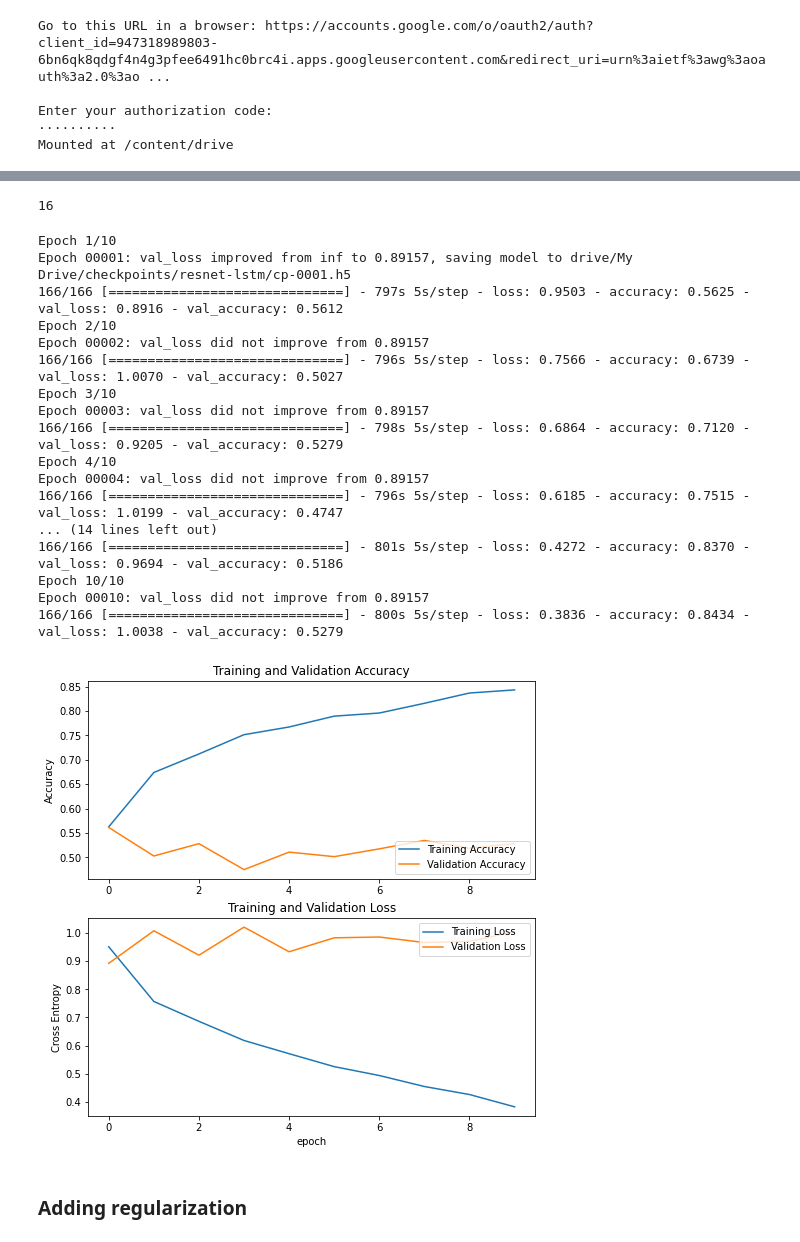
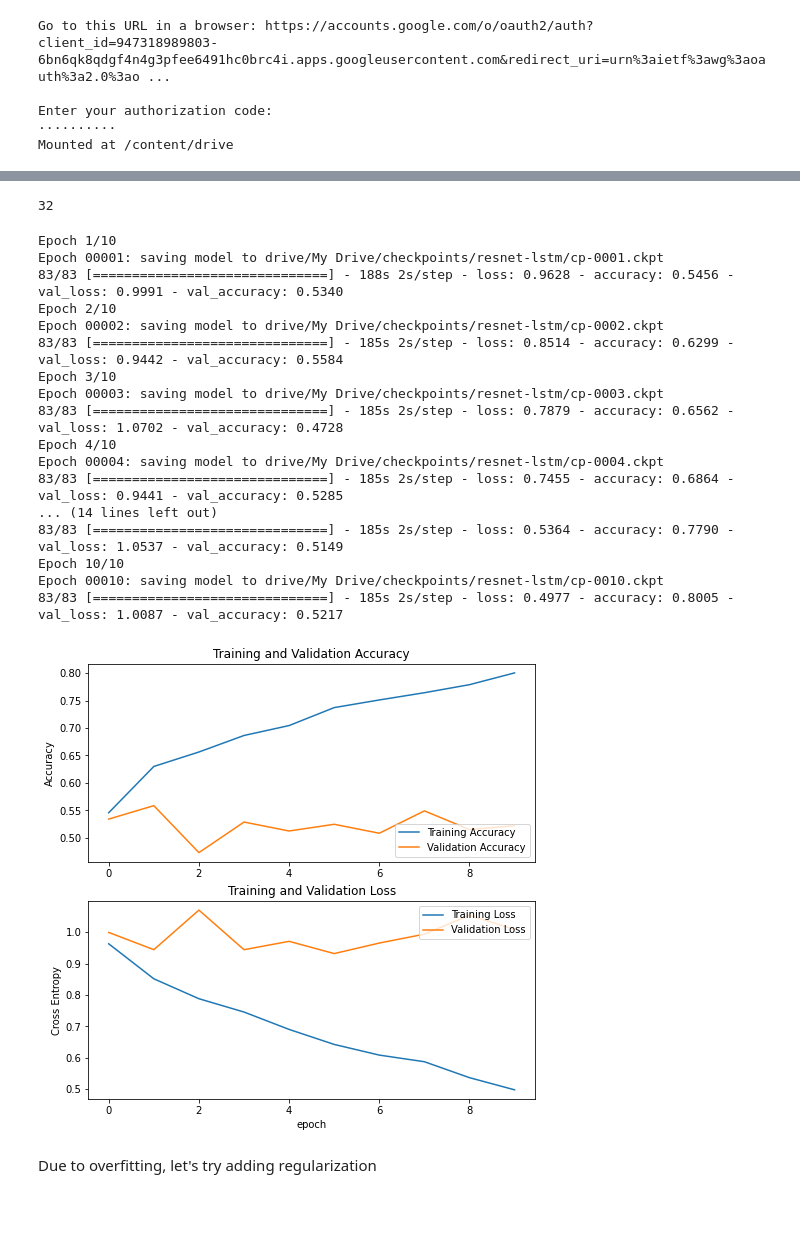
Before and after one commit to fusical/emotiw, a Jupyter notebook: notebooks/scene/1.0-tj-resnet-lstm.ipynb, the cells around one changed output, grey strips where cells are left out. Drawn from its saved outputs; the diff is of its cells as text; code cells hidden in the pictures; blank space fills up the shorter version.

```diff
--- a/notebooks/scene/1.0-tj-resnet-lstm.ipynb
+++ b/notebooks/scene/1.0-tj-resnet-lstm.ipynb
@@ -112,9 +119,9 @@ class DataGenerator(tf.keras.utils.Sequence):
 
             for k in video_map.keys():
                 # make sure the frames for each video are in sorted order
-                video_map[k] = sorted(video_map[k], key=lambda x: x.split(".mp4_")[0] + x.split(".mp4_")[1].split(".jpg")[0].zfill(3))
-                if min_frames == -1 or len(video_map[k]) < min_frames:
-                    min_frames = len(video_map[k])
+                video_map[vid_name] = sorted(video_map[vid_name])
+                if min_frames == -1 or len(video_map[vid_name]) < min_frames:
+                    min_frames = len(video_map[vid_name])
 
         return list(video_map.keys()), video_map, vid_to_cat, len(vid_to_cat), min_frames
 
@@ -172,7 +179,7 @@ class DataGenerator(tf.keras.utils.Sequence):
 IMG_WIDTH = 480
 IMG_HEIGHT = 320
 FRAMES = 12
-BATCH_SIZE = 16
+BATCH_SIZE = 32
 BASE_NAME = "resnet50"
 MODEL_NAME = "resnet-lstm"
 # %%
@@ -287,61 +384,64 @@ loss0, accuracy0 = model.evaluate(validation_generator, steps = 3)
 # %%
 validation_generator.batch_size
 # %% [output]
-16
+32
+# %%
+import pickle
+history = model.fit(
+          train_generator,
+          epochs=initial_epochs,
+          callbacks=[cp_callback],
+          validation_data=validation_generator
+)
+
+with open(f"drive/My Drive/checkpoints/{MODEL_NAME}/history.pkl", 'wb') as handle:
+    pickle.dump(history.history, handle)
+# %% [output]
+Epoch 1/10
+Epoch 00001: saving model to drive/My Drive/checkpoints/resnet-lstm/cp-0001.ckpt
+83/83 [==============================] - 188s 2s/step - loss: 0.9628 - accuracy: 0.5456 - val_loss: 0.9991 - val_accuracy: 0.5340
+Epoch 2/10
+Epoch 00002: saving model to drive/My Drive/checkpoints/resnet-lstm/cp-0002.ckpt
+83/83 [==============================] - 185s 2s/step - loss: 0.8514 - accuracy: 0.6299 - val_loss: 0.9442 - val_accuracy: 0.5584
+Epoch 3/10
+Epoch 00003: saving model to drive/My Drive/checkpoints/resnet-lstm/cp-0003.ckpt
+83/83 [==============================] - 185s 2s/step - loss: 0.7879 - accuracy: 0.6562 - val_loss: 1.0702 - val_accuracy: 0.4728
+Epoch 4/10
+Epoch 00004: saving model to drive/My Drive/checkpoints/resnet-lstm/cp-0004.ckpt
+83/83 [==============================] - 185s 2s/step - loss: 0.7455 - accuracy: 0.6864 - val_loss: 0.9441 - val_accuracy: 0.5285
+... (14 lines left out)
+83/83 [==============================] - 185s 2s/step - loss: 0.5364 - accuracy: 0.7790 - val_loss: 1.0537 - val_accuracy: 0.5149
+Epoch 10/10
+Epoch 00010: saving model to drive/My Drive/checkpoints/resnet-lstm/cp-0010.ckpt
+83/83 [==============================] - 185s 2s/step - loss: 0.4977 - accuracy: 0.8005 - val_loss: 1.0087 - val_accuracy: 0.5217
 # %%
-import pickle
-history = model.fit(
-          train_generator,
-          epochs=initial_epochs,
-          callbacks=[cp_callback],
-          validation_data=validation_generator
-)
-
 acc = history.history['accuracy']
 val_acc = history.history['val_accuracy']
 
 loss = history.history['loss']
 val_loss = history.history['val_loss']
 
 
 plt.figure(figsize=(8, 8))
 plt.subplot(2, 1, 1)
 plt.plot(acc, label='Training Accuracy')
 plt.plot(val_acc, label='Validation Accuracy')
 plt.legend(loc='lower right')
 plt.ylabel('Accuracy')
 plt.title('Training and Validation Accuracy')
 
 plt.subplot(2, 1, 2)
 plt.plot(loss, label='Training Loss')
 plt.plot(val_loss, label='Validation Loss')
 plt.legend(loc='upper right')
 plt.ylabel('Cross Entropy')
 plt.title('Training and Validation Loss')
 plt.xlabel('epoch')
 plt.show()
 
-with open(f"drive/My Drive/checkpoints/{MODEL_NAME}/history.pkl", 'wb') as handle:
-    pickle.dump(history.history, handle)
+model.save(f"drive/My Drive/checkpoints/{MODEL_NAME}/m1.h5")
 # %% [output]
-Epoch 1/10
-Epoch 00001: val_loss improved from inf to 0.89157, saving model to drive/My Drive/checkpoints/resnet-lstm/cp-0001.h5
-166/166 [==============================] - 797s 5s/step - loss: 0.9503 - accuracy: 0.5625 - val_loss: 0.8916 - val_accuracy: 0.5612
-Epoch 2/10
-Epoch 00002: val_loss did not improve from 0.89157
-166/166 [==============================] - 796s 5s/step - loss: 0.7566 - accuracy: 0.6739 - val_loss: 1.0070 - val_accuracy: 0.5027
-Epoch 3/10
-Epoch 00003: val_loss did not improve from 0.89157
-166/166 [==============================] - 798s 5s/step - loss: 0.6864 - accuracy: 0.7120 - val_loss: 0.9205 - val_accuracy: 0.5279
-Epoch 4/10
-Epoch 00004: val_loss did not improve from 0.89157
-166/166 [==============================] - 796s 5s/step - loss: 0.6185 - accuracy: 0.7515 - val_loss: 1.0199 - val_accuracy: 0.4747
-... (14 lines left out)
-166/166 [==============================] - 801s 5s/step - loss: 0.4272 - accuracy: 0.8370 - val_loss: 0.9694 - val_accuracy: 0.5186
-Epoch 10/10
-Epoch 00010: val_loss did not improve from 0.89157
-166/166 [==============================] - 800s 5s/step - loss: 0.3836 - accuracy: 0.8434 - val_loss: 1.0038 - val_accuracy: 0.5279
-[figure, old version]
+[figure, new version]
-# %% [markdown]
-### Adding regularization
+# %% [markdown]
+Due to overfitting, let's try adding regularization
 # %%
```
Also changed, not shown: parts of 18 cells of this notebook, 36 other files.
